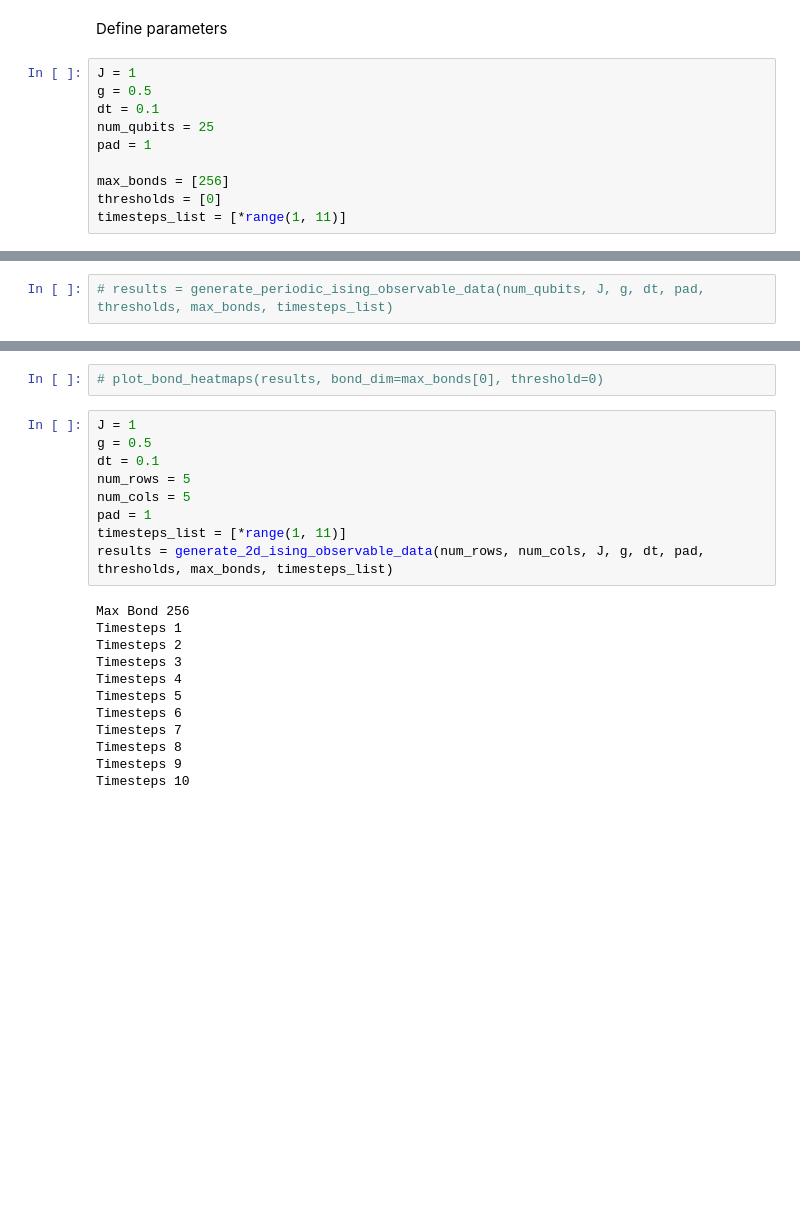
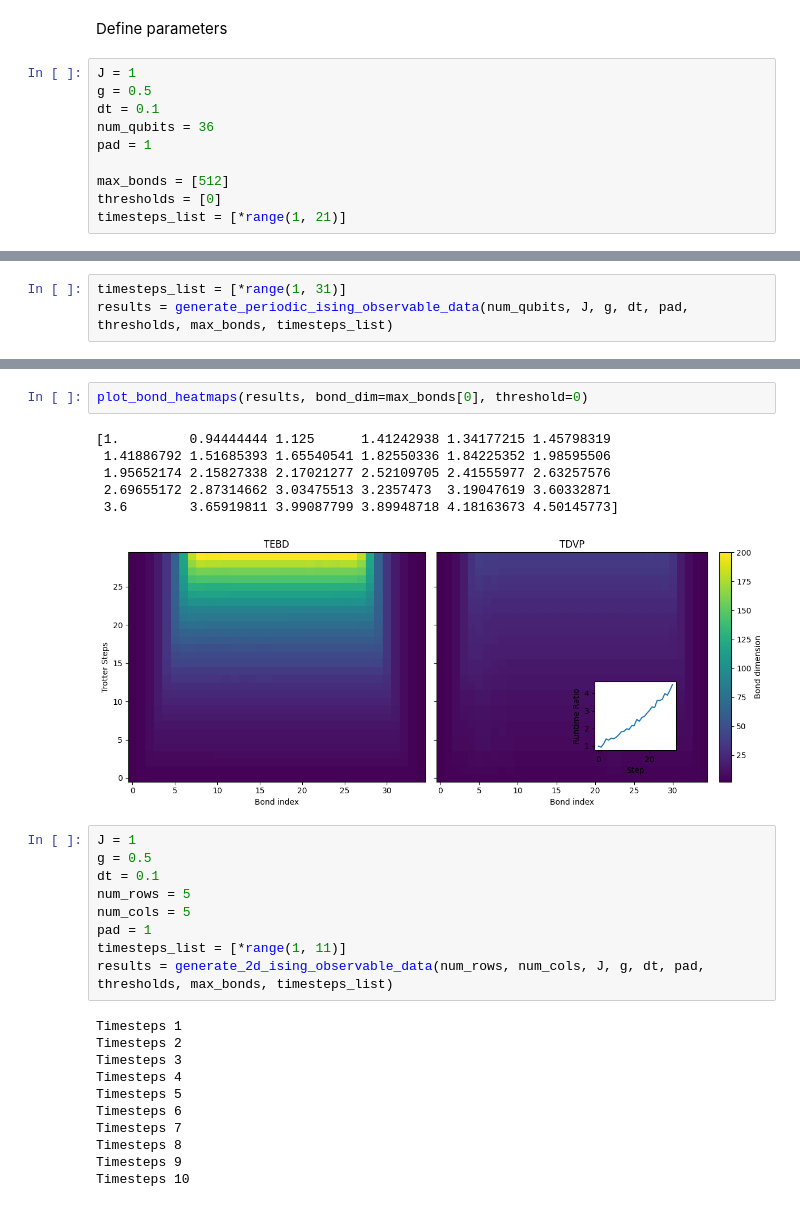
Before and after one commit to thilomueller/mqt-yaqs, a Jupyter notebook: scripts/bond_dimension/bond_dimension.ipynb, the cells around one changed output, grey strips where cells are left out. Saved outputs shown, nothing was run; the diff lists cells and outputs as text; blank space fills up the shorter version.

```diff
--- a/scripts/bond_dimension/bond_dimension.ipynb
+++ b/scripts/bond_dimension/bond_dimension.ipynb
@@ -8,12 +8,12 @@ Define parameters
 J = 1
 g = 0.5
 dt = 0.1
-num_qubits = 25
+num_qubits = 36
 pad = 1
 
-max_bonds = [256]
+max_bonds = [512]
 thresholds = [0]
-timesteps_list = [*range(1, 11)]
+timesteps_list = [*range(1, 21)]
 # %%
 results = generate_heisenberg_observable_data(num_qubits, J, g, dt, pad, thresholds, max_bonds, timesteps_list)
 # %% [output]
@@ -124,2 +48,3 @@ plot_bond_heatmaps(results, bond_dim=max_bonds[0], threshold=0)
 # %%
-# results = generate_periodic_ising_observable_data(num_qubits, J, g, dt, pad, thresholds, max_bonds, timesteps_list)
+timesteps_list = [*range(1, 31)]
+results = generate_periodic_ising_observable_data(num_qubits, J, g, dt, pad, thresholds, max_bonds, timesteps_list)
@@ -126,5 +69,12 @@ plot_bond_heatmaps(results, bond_dim=max_bonds[0], threshold=0)
 # %%
-# plot_bond_heatmaps(results, bond_dim=max_bonds[0], threshold=0)
+plot_bond_heatmaps(results, bond_dim=max_bonds[0], threshold=0)
+# %% [output]
+[1.         0.94444444 1.125      1.41242938 1.34177215 1.45798319
+ 1.41886792 1.51685393 1.65540541 1.82550336 1.84225352 1.98595506
+ 1.95652174 2.15827338 2.17021277 2.52109705 2.41555977 2.63257576
+ 2.69655172 2.87314662 3.03475513 3.2357473  3.19047619 3.60332871
+ 3.6        3.65919811 3.99087799 3.89948718 4.18163673 4.50145773]
+[figure, added]
 # %%
 J = 1
 g = 0.5
@@ -135,7 +85,6 @@ pad = 1
 timesteps_list = [*range(1, 11)]
 results = generate_2d_ising_observable_data(num_rows, num_cols, J, g, dt, pad, thresholds, max_bonds, timesteps_list)
 # %% [output]
-Max Bond 256
 Timesteps 1
 Timesteps 2
 Timesteps 3
```
Also changed, not shown: parts of 6 cells of this notebook, 9 other files.
